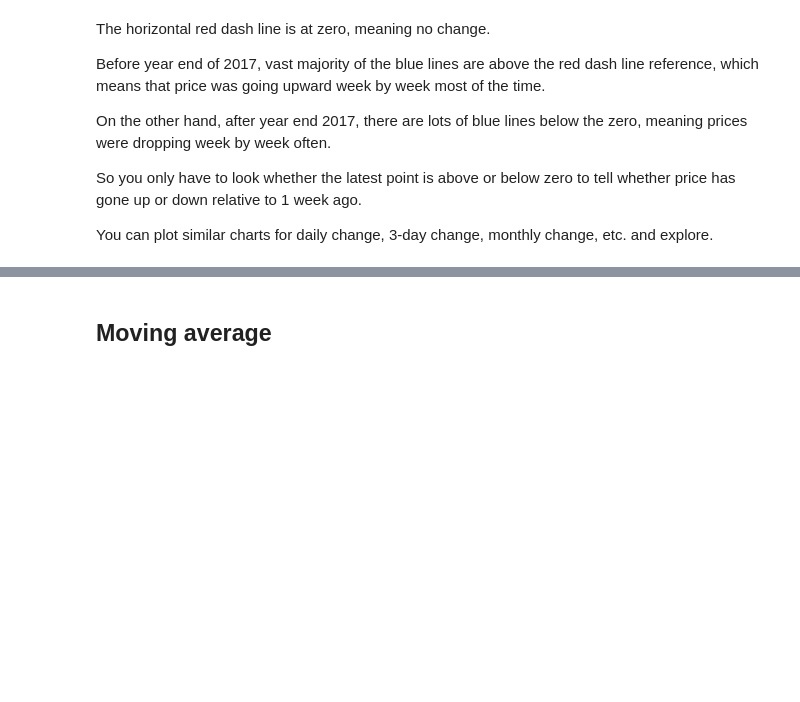
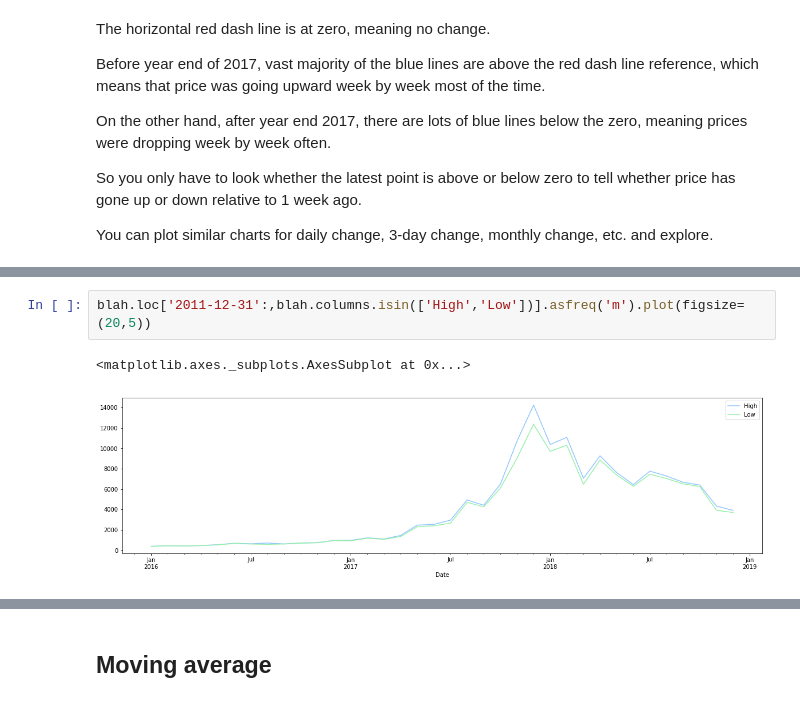
Before and after one commit to magicmathmandarin/IMO, a Jupyter notebook: Bitcoin Trade Time Series.ipynb, the cells around one changed output, grey strips where cells are left out. Cells and saved outputs as stored; diff of their text form; blank space fills up the shorter version.

```diff
--- a/Bitcoin Trade Time Series.ipynb
+++ b/Bitcoin Trade Time Series.ipynb
@@ -215,0 +306,5 @@ You can plot similar charts for daily change, 3-day change, monthly change, etc.
+# %%
+blah.loc['2011-12-31':,blah.columns.isin(['High','Low'])].asfreq('m').plot(figsize=(20,5))
+# %% [output]
+<matplotlib.axes._subplots.AxesSubplot at 0x...>
+[figure, added]
```
Also changed, not shown: parts of 37 cells of this notebook.
